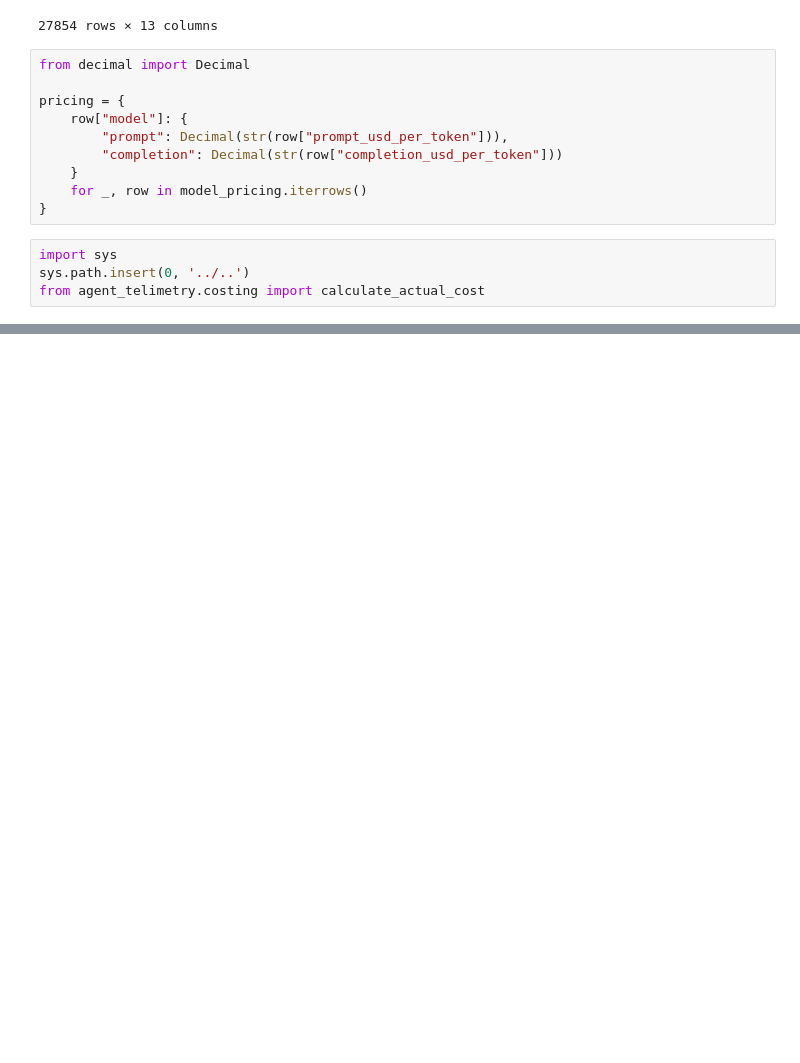
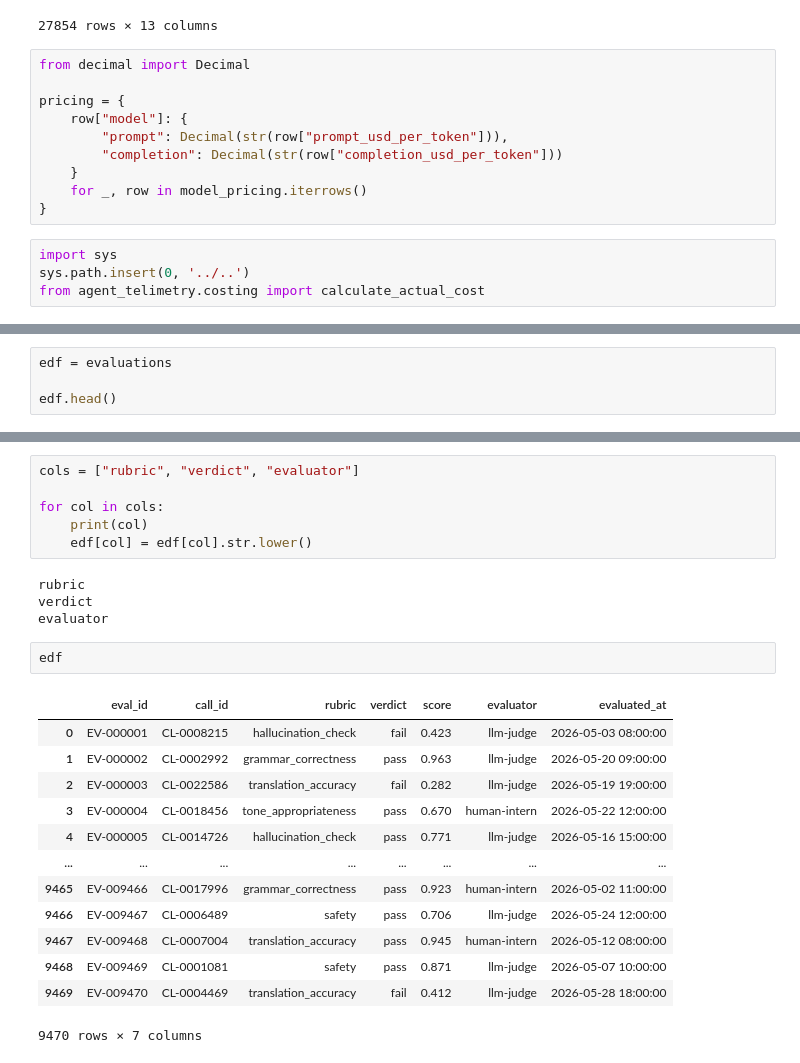
Before and after one commit to Christian-Suinyuy/skye8-ds-banboye-christian, a Jupyter notebook: src/agent_telimetry/notebooks/exploration.ipynb, the cells around one changed output, grey strips where cells are left out. Drawn from its saved outputs; the diff is of its cells as text; blank space fills up the shorter version.

```diff
--- a/src/agent_telimetry/notebooks/exploration.ipynb
+++ b/src/agent_telimetry/notebooks/exploration.ipynb
@@ -231,0 +266,4 @@ llm_calls.head()
+# %%
+edf = evaluations
+
+edf.head()
@@ -231,0 +294,26 @@ llm_calls.head()
+# %%
+cols = ["rubric", "verdict", "evaluator"]
+
+for col in cols:
+    print(col)
+    edf[col] = edf[col].str.lower()
+# %% [output]
+rubric
+verdict
+evaluator
+# %%
+edf
+# %% [output]
+|  | eval_id | call_id | rubric | verdict | score | evaluator | evaluated_at |
+| 0 | EV-000001 | CL-0008215 | hallucination_check | fail | 0.423 | llm-judge | 2026-05-03 08:00:00 |
+| 1 | EV-000002 | CL-0002992 | grammar_correctness | pass | 0.963 | llm-judge | 2026-05-20 09:00:00 |
+| 2 | EV-000003 | CL-0022586 | translation_accuracy | fail | 0.282 | llm-judge | 2026-05-19 19:00:00 |
+| 3 | EV-000004 | CL-0018456 | tone_appropriateness | pass | 0.670 | human-intern | 2026-05-22 12:00:00 |
+| 4 | EV-000005 | CL-0014726 | hallucination_check | pass | 0.771 | llm-judge | 2026-05-16 15:00:00 |
+| ... | ... | ... | ... | ... | ... | ... | ... |
+| 9465 | EV-009466 | CL-0017996 | grammar_correctness | pass | 0.923 | human-intern | 2026-05-02 11:00:00 |
+| 9466 | EV-009467 | CL-0006489 | safety | pass | 0.706 | llm-judge | 2026-05-24 12:00:00 |
+| 9467 | EV-009468 | CL-0007004 | translation_accuracy | pass | 0.945 | human-intern | 2026-05-12 08:00:00 |
+| 9468 | EV-009469 | CL-0001081 | safety | pass | 0.871 | llm-judge | 2026-05-07 10:00:00 |
+| 9469 | EV-009470 | CL-0004469 | translation_accuracy | fail | 0.412 | llm-judge | 2026-05-28 18:00:00 |
+9470 rows × 7 columns
```
Also changed, not shown: parts of 15 cells of this notebook, 8 other files.
